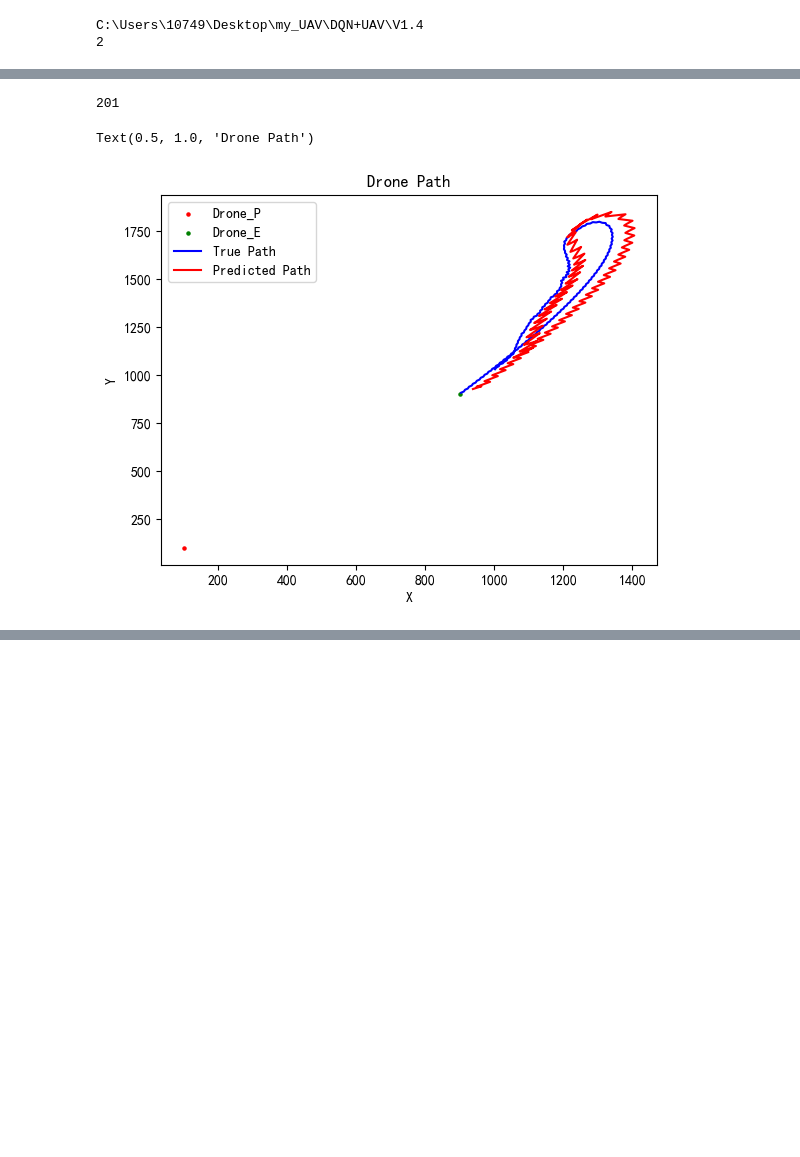
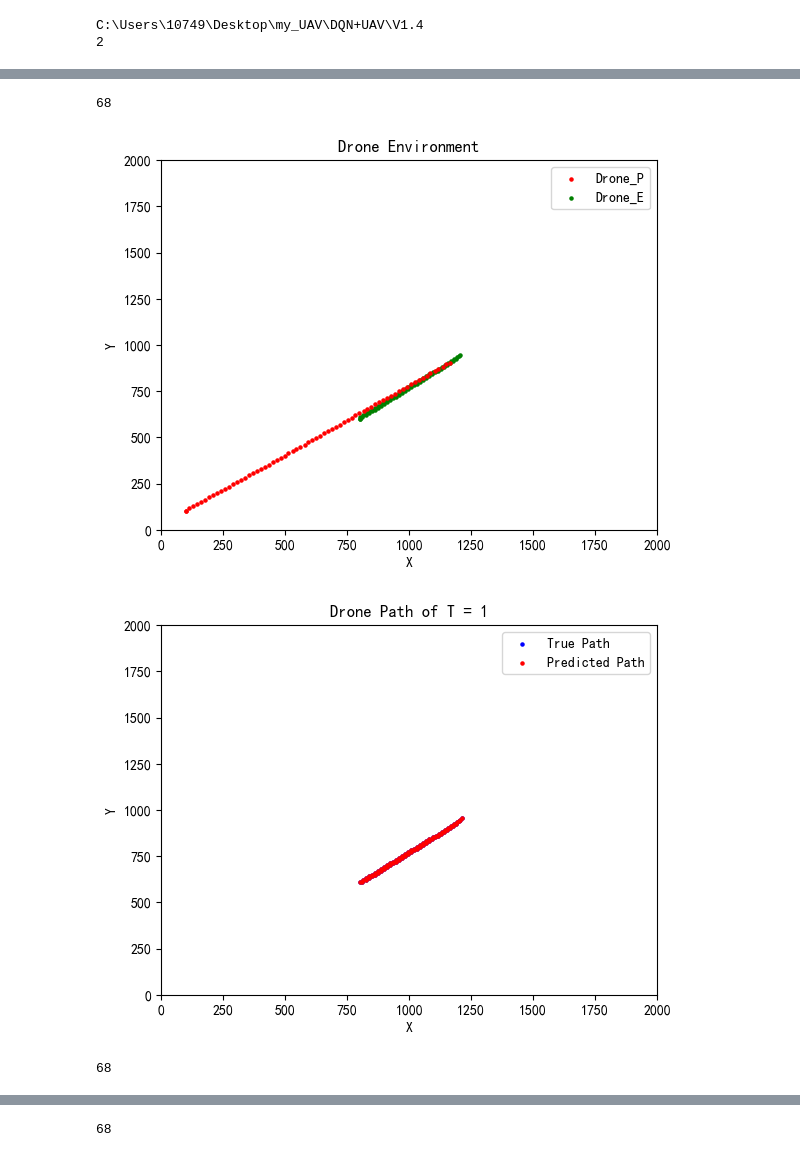
Before and after one commit to abiaoaaaaa/my_UAV, a Jupyter notebook: ET/T_low/test_env.ipynb, the cells around one changed output, grey strips where cells are left out. Cells and saved outputs as stored; diff of their text form; code cells hidden in the pictures; blank space fills up the shorter version.

```diff
--- a/ET/T_low/test_env.ipynb
+++ b/ET/T_low/test_env.ipynb
@@ -229,19 +28,0 @@ C:\Users\10749\Desktop\my_UAV\DQN+UAV\V1.4
-# %%
-import numpy as np
-import tensorflow as tf
-import pandas as pd
-import matplotlib.pyplot as plt
-from tensorflow.keras.layers import Dense, Activation, Dropout
-# 从 TensorFlow 中导入所需的模块
-from tensorflow.keras.models import Sequential, load_model
-from tensorflow.keras.layers import LSTM
-from tensorflow.keras.callbacks import CSVLogger, ReduceLROnPlateau
-from tensorflow.keras.optimizers import Adam
-import transbigdata as tbd
-import warnings
-warnings.filterwarnings("ignore")
-np.random.seed(120)
-tf.random.set_seed(120)
-# 支持中文
-plt.rcParams['font.sans-serif'] = ['SimHei']  # 用来正常显示中文标签
-plt.rcParams['axes.unicode_minus'] = False  # 用来正常显示负号
@@ -466,7 +38,7 @@ env = env_v3_P_TP.DroneEnv()
 # 在每个 episode 的开始调用一次 env.render()
 x=[]
 model_p = DDPG.load("TrainedModel/Actor_p1.4.pkl")
-for i in range(1):
+for i in range(3):
     # 存储真实位置和预测位置的列表
     x_true_list = []
     y_true_list = []
@@ -475,51 +47,51 @@ for i in range(1):
 
     state,_ = env.reset()
     env.render(mode='human')
-
-
     #model_p = DDPG.load("TrainedModel/Actor1.2.pkl")
-
-
     done = False
     r = 0
     #plt.figure()
     #plt.scatter(env.goal[0], env.goal[1], marker='x', color='green', label='Goal')
-    '''plt.xlim(env.space1.low[0], env.space1.high[0])
+    plt.xlim(env.space1.low[0], env.space1.high[0])
     plt.ylim(env.space1.low[1], env.space1.high[1])
     plt.xlabel('X')
     plt.ylabel('Y')
     plt.legend()
-    plt.title('Drone Environment')'''
+    plt.title('Drone Environment')
     #print(state)
     t1 = 0
     while not done:
         t1 += 1
-        #env.render(mode='human')
+        env.render(mode='human')
         #action_p, _states_p = model_p.predict(state, deterministic=True)
         action_p, _states_e = model_p.predict(state, deterministic=True)
         #action_e = 0
         #print(action)
         #print(state, action_e)
         next_state, reward, done, t,  info = env.step(action_p)
         # 存储真实位置和预测位置
         x_true_list.append(env.data_true[-1][0])
         y_true_list.append(env.data_true[-1][1])
         x_pre_list.append(env.data_pre[-1][0])
         y_pre_list.append(env.data_pre[-1][1])
         r += reward
         state = next_state
         #print(r)
     print(t1)
     x.append(t1)
-# 绘制路径
-plt.plot(x_true_list, y_true_list, label='True Path', color='blue')
-plt.plot(x_pre_list, y_pre_list, label='Predicted Path', color='red')
-# 添加标签和标题
-plt.xlabel('X')
-plt.ylabel('Y')
-plt.legend()
-plt.title('Drone Path')
+    plt.show()
+    plt.xlim(env.space1.low[0], env.space1.high[0])
+    plt.ylim(env.space1.low[1], env.space1.high[1])
+    plt.scatter(x_true_list, y_true_list, label='True Path', color='blue',s=5)
+    plt.scatter(x_pre_list, y_pre_list, label='Predicted Path', color='red',s=5)
+    # 添加标签和标题
+    plt.xlabel('X')
+    plt.ylabel('Y')
+    plt.legend()
+    plt.title('Drone Path of T = {}'.format(env.t_nape))
+    plt.show()
 # %% [output]
-201
+68
+[figure, new version]
+[figure, added]
-Text(0.5, 1.0, 'Drone Path')
+68
-[figure, old version]
@@ -525,0 +100 @@ Text(0.5, 1.0, 'Drone Path')
+68
```
Also changed, not shown: parts of 16 cells of this notebook, 21 other files.
